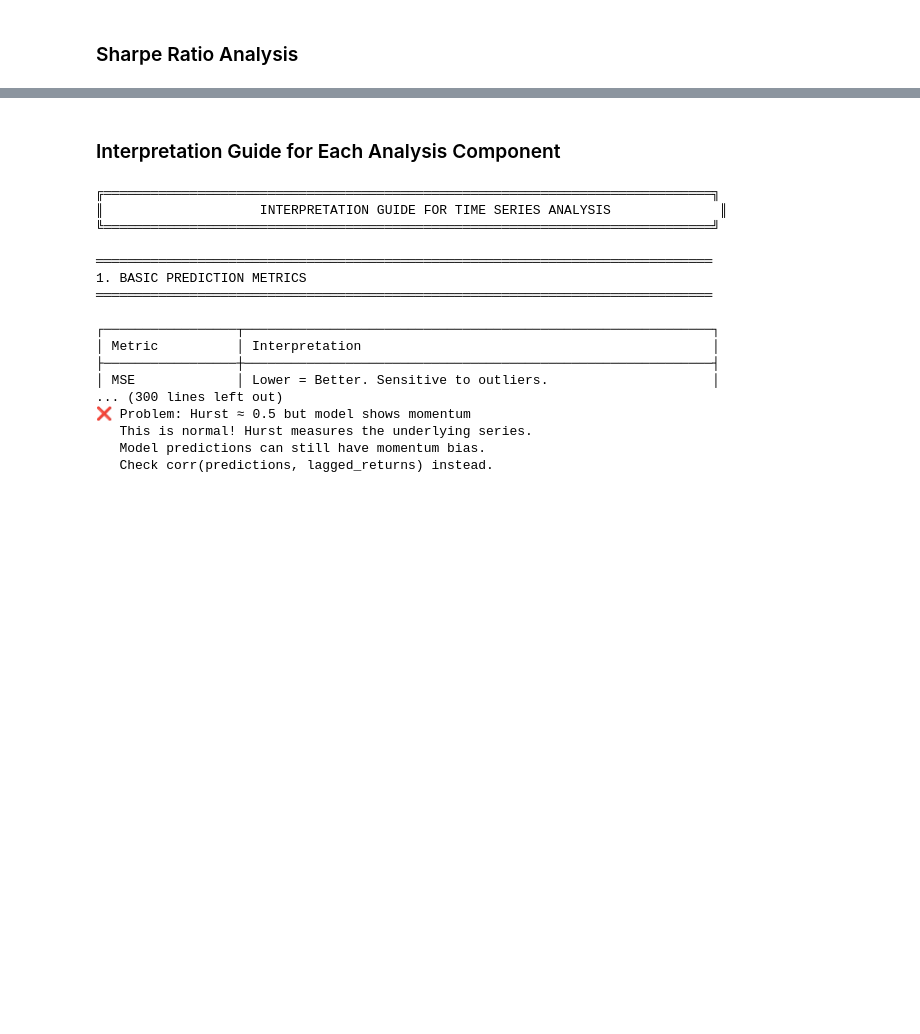
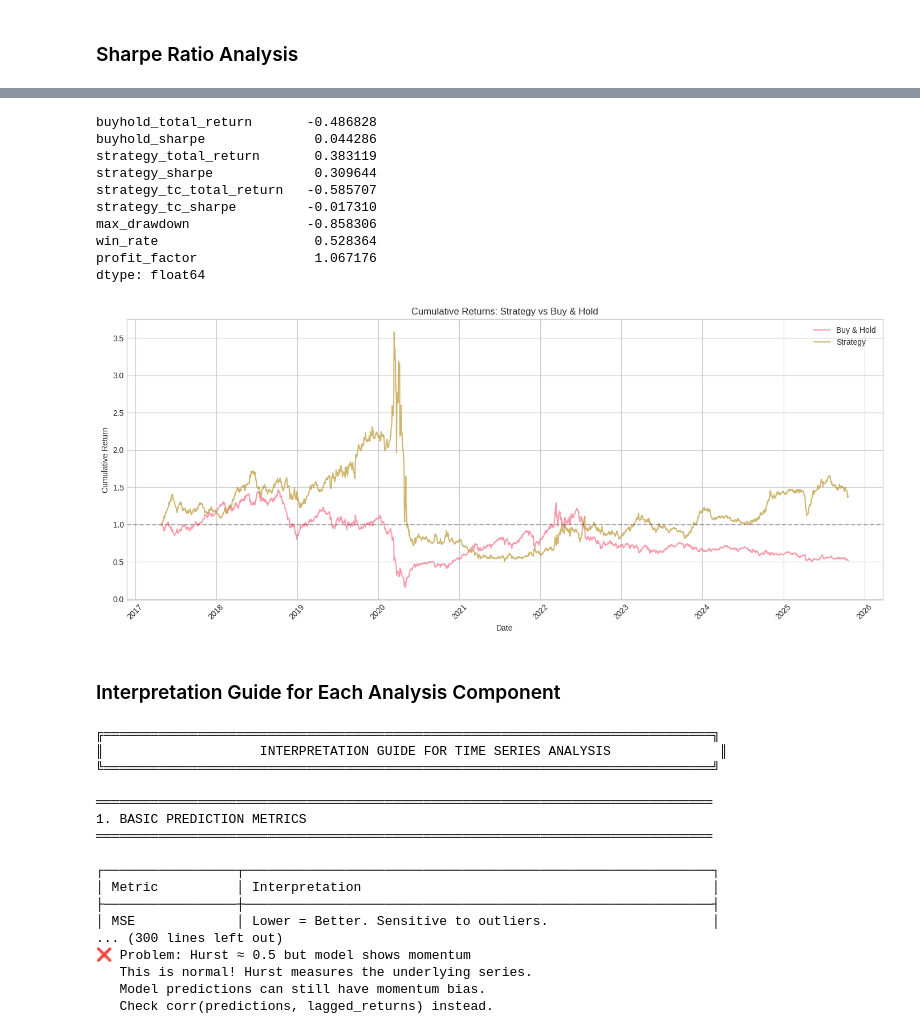
Before and after one commit to CarlottaSeal/ML-Capstone, a Jupyter notebook: FinTSBridge_models/TSLib_baseline/result_data_analysis.ipynb, the cells around one changed output, grey strips where cells are left out. Drawn from its saved outputs; the diff is of its cells as text; code cells hidden in the pictures; blank space fills up the shorter version.

```diff
--- a/FinTSBridge_models/TSLib_baseline/result_data_analysis.ipynb
+++ b/FinTSBridge_models/TSLib_baseline/result_data_analysis.ipynb
@@ -1641,3 +1664,73 @@ Name: pred_0, dtype: float64
+# %%
+def calculate_strategy_metrics_with_position(pred_df, horizon=0, transaction_cost=0.001):
+    true_col = f"true_{horizon}"
+    pred_col = f"pred_{horizon}"
+
+    df = pred_df.dropna(subset=[true_col, pred_col]).copy()
+    df = df.sort_values("date")  # 确保时间顺序
+
+    # 交易信号：今天收盘时根据 pred_t 决定 明天 的仓位
+    df["signal"] = np.sign(df[pred_col]).astype(float)
+
+    # 明天生效的持仓：position_{t+1} = signal_t
+    # 所以当天收益应该用前一日的仓位
+    df["position"] = df["signal"].shift(1).fillna(0.0)
+
+    # 策略收益 = 前一日持仓 * 当日真实收益
+    df["strategy_return"] = df["position"] * df[true_col]
+
+    # 换仓：当 position 变化时才扣成本
+    df["position_change"] = df["position"].diff().abs().fillna(0.0)
+    # 如果你定义 transaction_cost 是“开/平一次单边”的成本，
+    # 那么 long→short 这种 position_change=2 的情况成本应为 2 * cost：
+    df["strategy_return_tc"] = df["strategy_return"] - df["position_change"] * transaction_cost
+
+    metrics = {}
+
+    # Buy & Hold（假设一直满仓多头）
+    metrics["buyhold_total_return"] = (1 + df[true_col]).prod() - 1
+    metrics["buyhold_sharpe"] = calculate_sharpe_ratio(df[true_col])
+
+    # Strategy (no TC)
+    metrics["strategy_total_return"] = (1 + df["strategy_return"]).prod() - 1
+    metrics["strategy_sharpe"] = calculate_sharpe_ratio(df["strategy_return"])
+
+    # Strategy (with TC)
+    metrics["strategy_tc_total_return"] = (1 + df["strategy_return_tc"]).prod() - 1
+    metrics["strategy_tc_sharpe"] = calculate_sharpe_ratio(df["strategy_return_tc"])
+
+    # Max Drawdown（无交易成本版本）
+    cum = (1 + df["strategy_return"]).cumprod()
+    running_max = cum.cummax()
+    drawdown = (cum - running_max) / running_max
+    metrics["max_drawdown"] = drawdown.min()
+
+    # Win rate
+    metrics["win_rate"] = (df["strategy_return"] > 0).mean()
+
+    # Profit factor
+    wins = df.loc[df["strategy_return"] > 0, "strategy_return"].sum()
+    losses = -df.loc[df["strategy_return"] < 0, "strategy_return"].sum()
+    metrics["profit_factor"] = wins / losses if losses > 0 else np.inf
+
+    return metrics, df
+
+metrics, strategy_df = calculate_strategy_metrics(pred_df, horizon=0)
+print(pd.Series(metrics))
+fig = plot_cumulative_returns(strategy_df)
+# rolling_df, rolling_fig = rolling_sharpe_analysis(pred_df, horizon=0)
+# %% [output]
+buyhold_total_return       -0.486828
+buyhold_sharpe              0.044286
+strategy_total_return       0.383119
+strategy_sharpe             0.309644
+strategy_tc_total_return   -0.585707
+strategy_tc_sharpe         -0.017310
+max_drawdown               -0.858306
+win_rate                    0.528364
+profit_factor               1.067176
+dtype: float64
+[figure, added]
 # %% [markdown]
 ### Interpretation Guide for Each Analysis Component
 # %%
```
Also changed, not shown: parts of 10 cells of this notebook, 18 other files.
